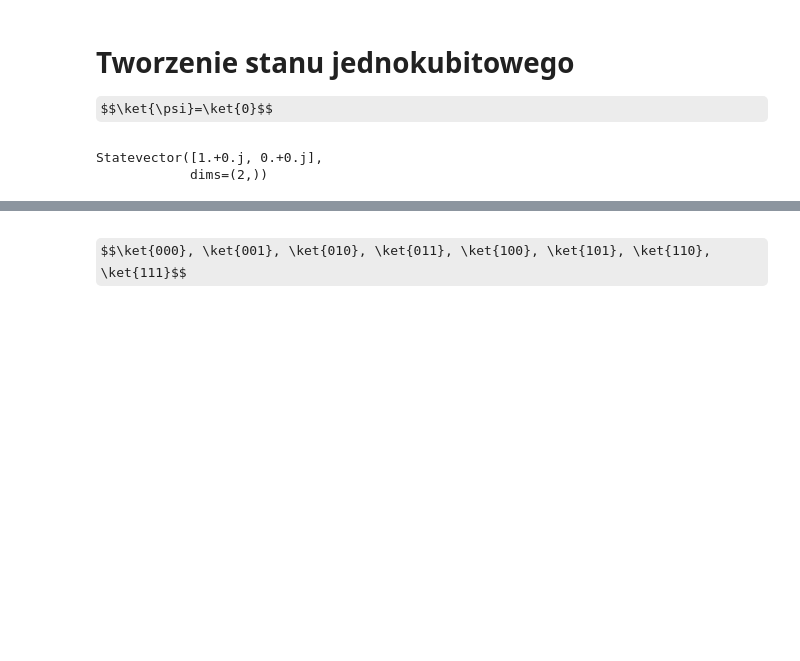
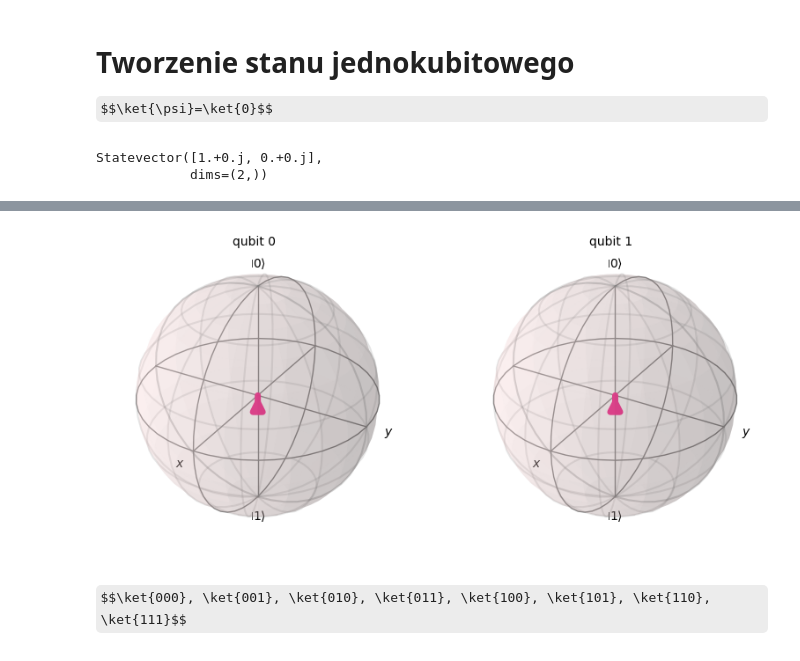
Before and after one commit to sebkaz-teaching/intro_to_qml, a Jupyter notebook: cwiczenia/cw1.ipynb, the cells around one changed output, grey strips where cells are left out. Drawn from its saved outputs; the diff is of its cells as text; code cells hidden in the pictures; some formulas as TeX source; blank space fills up the shorter version.

```diff
--- a/cwiczenia/cw1.ipynb
+++ b/cwiczenia/cw1.ipynb
@@ -106,3 +176,8 @@ Statevector([1.+0.j, 0.+0.j],
+# %%
+from qiskit.visualization import plot_bloch_multivector
+plot_bloch_multivector(result.get_statevector())
+# %% [output]
+[figure, added]
 # %% [markdown]
 $$\ket{000}, \ket{001}, \ket{010}, \ket{011}, \ket{100}, \ket{101}, \ket{110}, \ket{111}$$
 # %%
```
Also changed, not shown: parts of 33 cells of this notebook, 27 other files.
